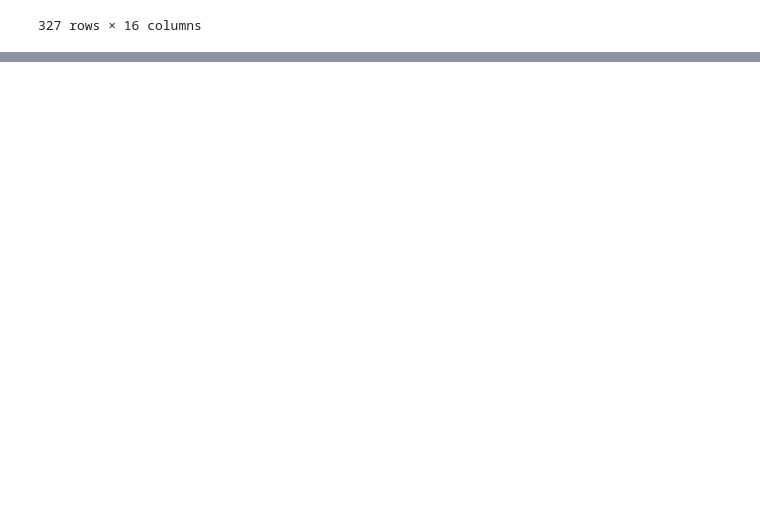
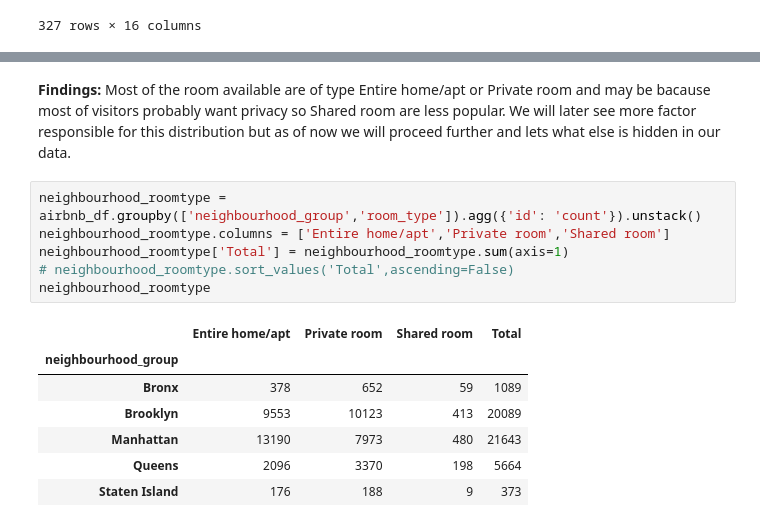
Before and after one commit to sudeep-009/Airbnb-Analysis, a Jupyter notebook: Copy_of_Airbnb_Bookings_Analysis_Capstone_Project.ipynb, the cells around one changed output, grey strips where cells are left out. Drawn from its saved outputs; the diff is of its cells as text; blank space fills up the shorter version.

```diff
--- a/Copy_of_Airbnb_Bookings_Analysis_Capstone_Project.ipynb
+++ b/Copy_of_Airbnb_Bookings_Analysis_Capstone_Project.ipynb
@@ -305,0 +343,16 @@ airbnb_df[airbnb_df['host_id']==219517861]
+# %% [markdown]
+**Findings:** Most of the room available are of type Entire home/apt or Private room and may be bacause most of visitors probably want privacy so Shared room are less popular. We will later see more factor responsible for this distribution but as of now we will proceed further and lets what else is hidden in our data.
+# %%
+neighbourhood_roomtype = airbnb_df.groupby(['neighbourhood_group','room_type']).agg({'id': 'count'}).unstack()
+neighbourhood_roomtype.columns = ['Entire home/apt','Private room','Shared room']
+neighbourhood_roomtype['Total'] = neighbourhood_roomtype.sum(axis=1)
+# neighbourhood_roomtype.sort_values('Total',ascending=False)
+neighbourhood_roomtype
+# %% [output]
+|  | Entire home/apt | Private room | Shared room | Total |
+| neighbourhood_group |  |  |  |  |
+| Bronx | 378 | 652 | 59 | 1089 |
+| Brooklyn | 9553 | 10123 | 413 | 20089 |
+| Manhattan | 13190 | 7973 | 480 | 21643 |
+| Queens | 2096 | 3370 | 198 | 5664 |
+| Staten Island | 176 | 188 | 9 | 373 |
```
Also changed, not shown: parts of 14 cells of this notebook.
